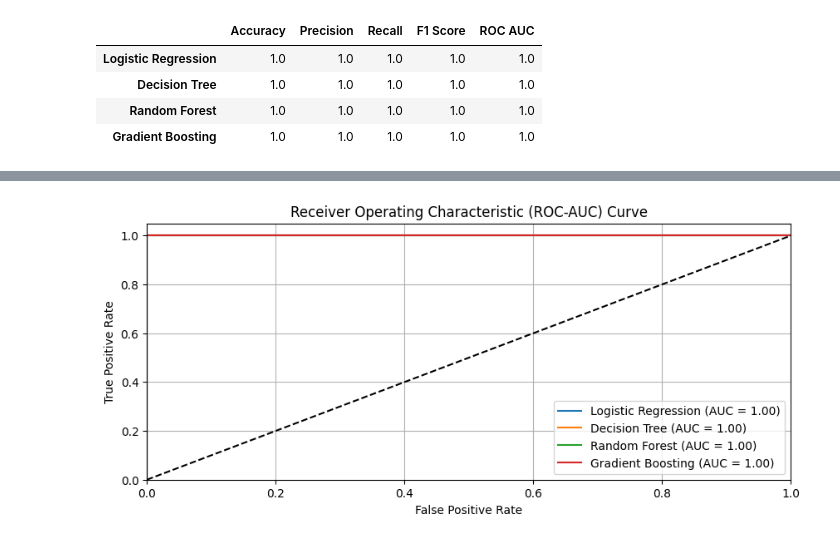
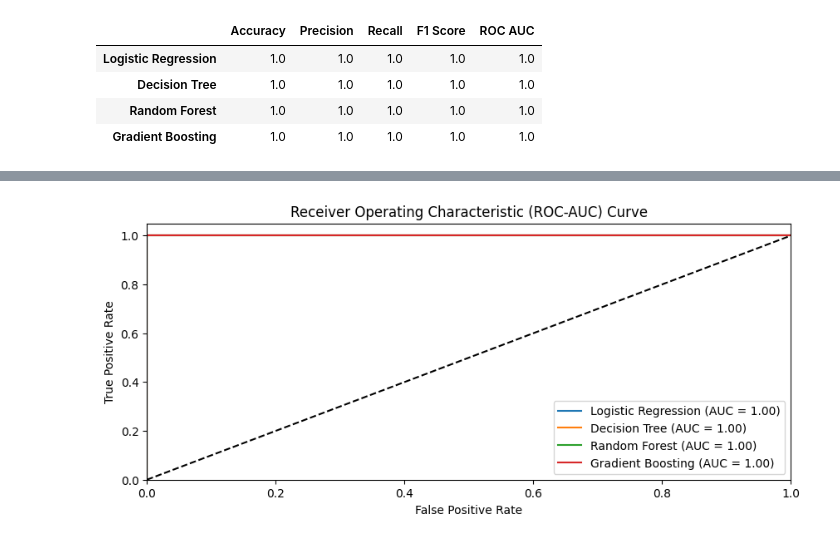
Before and after one commit to Serkalem-negusse1/Bati_bank_credit_risk, a Jupyter notebook: notebooks/03_Modeling.ipynb, the cells around one changed output, grey strips where cells are left out. Drawn from its saved outputs; the diff is of its cells as text; code cells hidden in the pictures.

```diff
--- a/notebooks/03_Modeling.ipynb
+++ b/notebooks/03_Modeling.ipynb
@@ -159,27 +176,26 @@ weighted avg       1.00      1.00      1.00     28699
 # %%
 # Set up the plot
 plt.figure(figsize=(10, 4))
 
 # Loop through each model's predicted probabilities
 for model_name, probs in y_probs.items():
     fpr, tpr, _ = roc_curve(y_test, probs)
     roc_auc = auc(fpr, tpr)
 
     # Plot ROC curve
     plt.plot(fpr, tpr, label=f'{model_name} (AUC = {roc_auc:.2f})')
 
 # Plot settings
 plt.plot([0, 1], [0, 1], 'k--')  # Dashed diagonal line
 plt.xlim([0.0, 1.0])
 plt.ylim([0.0, 1.05])
 plt.xlabel('False Positive Rate')
 plt.ylabel('True Positive Rate')
 plt.title('Receiver Operating Characteristic (ROC-AUC) Curve')
 plt.legend(loc='lower right')
-plt.grid()
 plt.show()
 # %% [output]
-[figure, old version]
+[figure, new version]
 # %%
 # Save the model to a .pkl file in the "model" folder
 model_path = os.path.join('E:/Git_repo/Bati_bank_credit_risk', 'Best_model.pkl')
```
Also changed, not shown: parts of 3 cells of this notebook.
